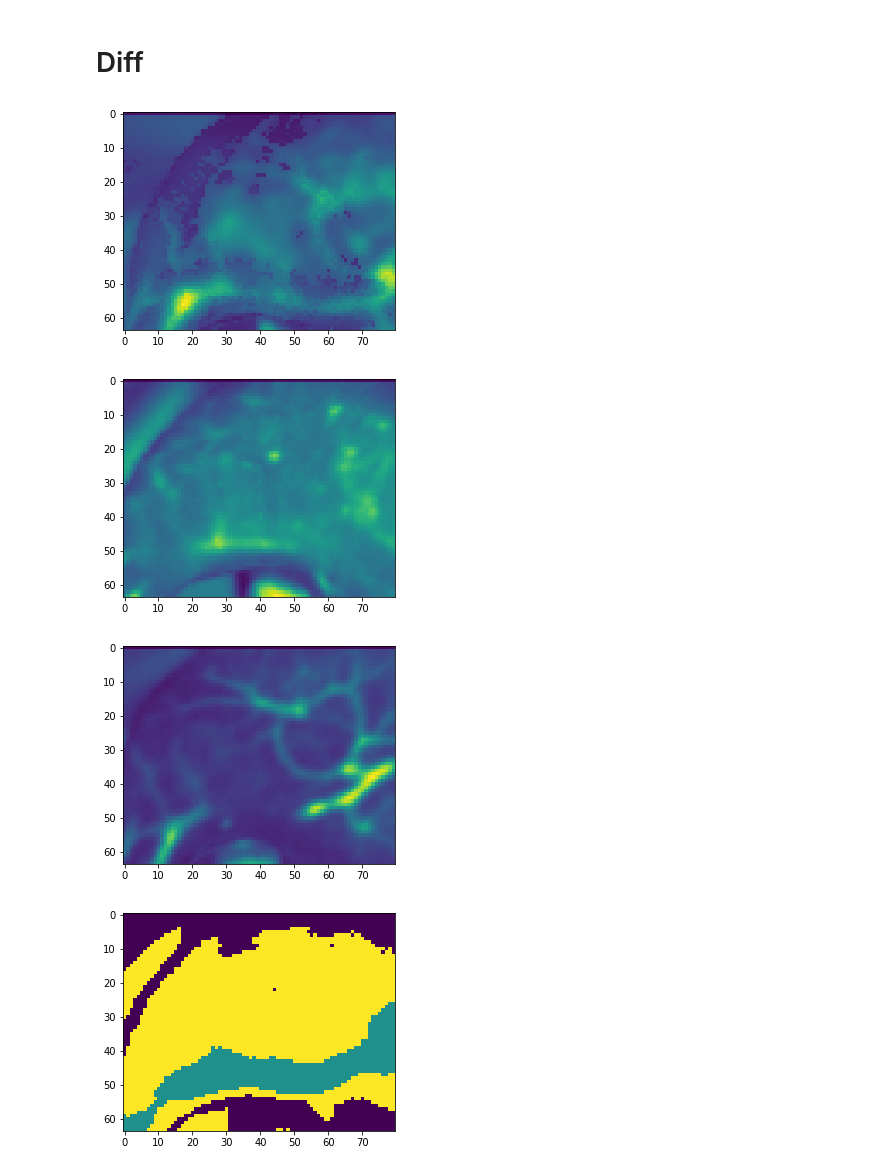
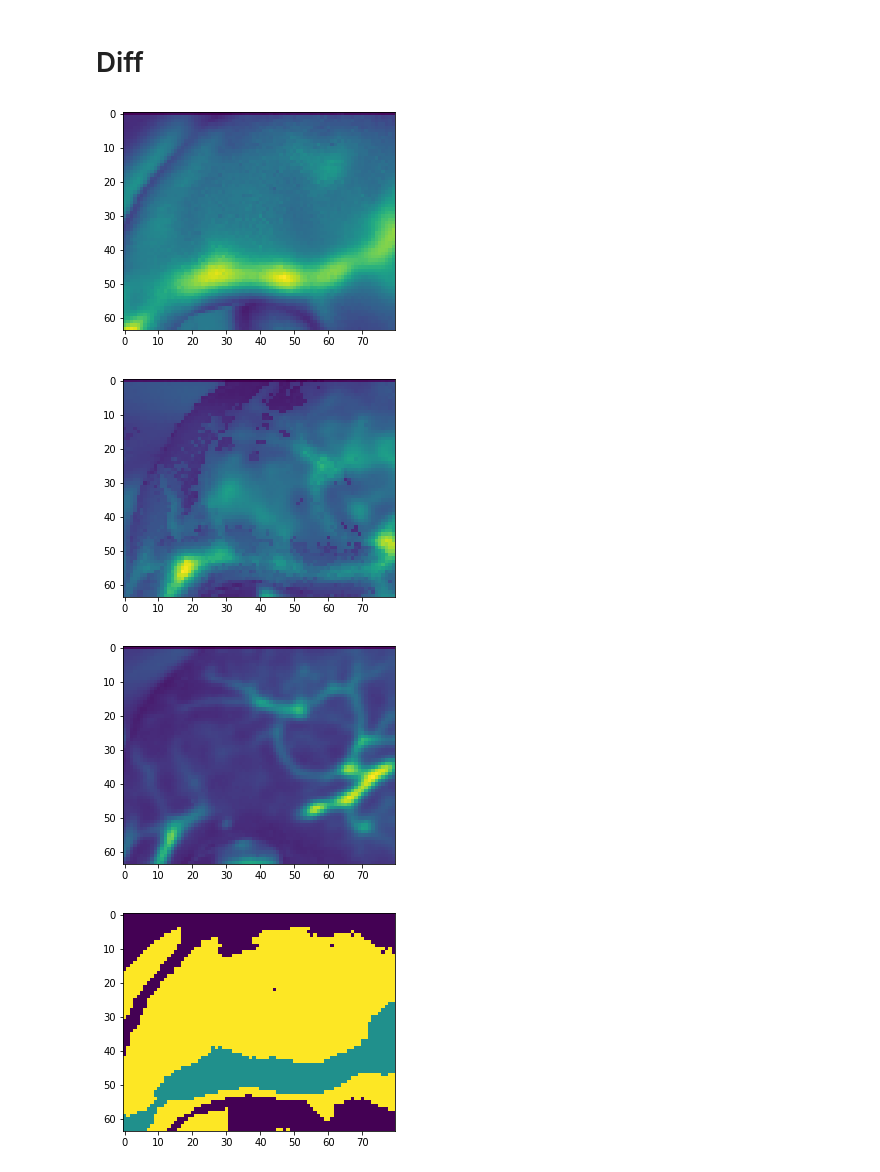
Before and after one commit to aicam/tf-mwcnn, a Jupyter notebook: Untitled.ipynb, the cells around one changed output. Cells and saved outputs as stored; diff of their text form; code cells hidden in the pictures.

```diff
--- a/Untitled.ipynb
+++ b/Untitled.ipynb
@@ -76,13 +79,32 @@ plt.show()
+# %%
+import os
+from os import listdir
+from os.path import isfile, join
+mypath = './dataset'
+onlyfiles = [f for f in listdir(mypath) if isfile(join(mypath, f))]
+X = {}
+Y = []
+LBS = 12
+for file in onlyfiles:
+    f = open('./dataset/' + file)
+
+    x_ = []
+    for l in f:
+        x = np.array([item.rstrip() for item in l.split()])
+        x.astype(np.float)
+        x_.append(x)
+    X.update({file: np.array(x_).reshape([-1, 64, 80]).astype(np.float32)})
+    f.close()
 # %%
+plt.imshow(X['Rec--000013_AmpAll.dat'][13])
+plt.show()
 plt.imshow(X['Rec--000075_AmpAll.dat'][3])
-plt.show()
-plt.imshow(X['Rec--000013_AmpAll.dat'][3])
 plt.show()
 plt.imshow(X['Rec--000098_AmpAll.dat'][3])
 plt.show()
 # %% [output]
-[figure, old version]
+[figure, new version]
-[figure, old version]
+[figure, new version]
 [figure]
 # %%
 # ok
```
Also changed, not shown: parts of 3 cells of this notebook, 1 other file.
